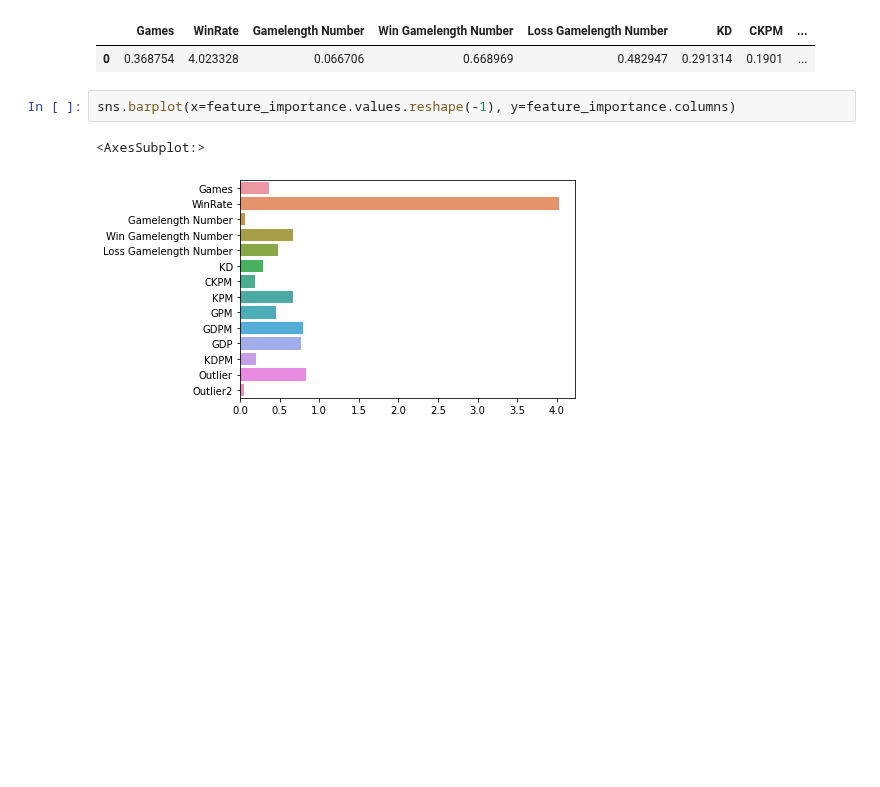
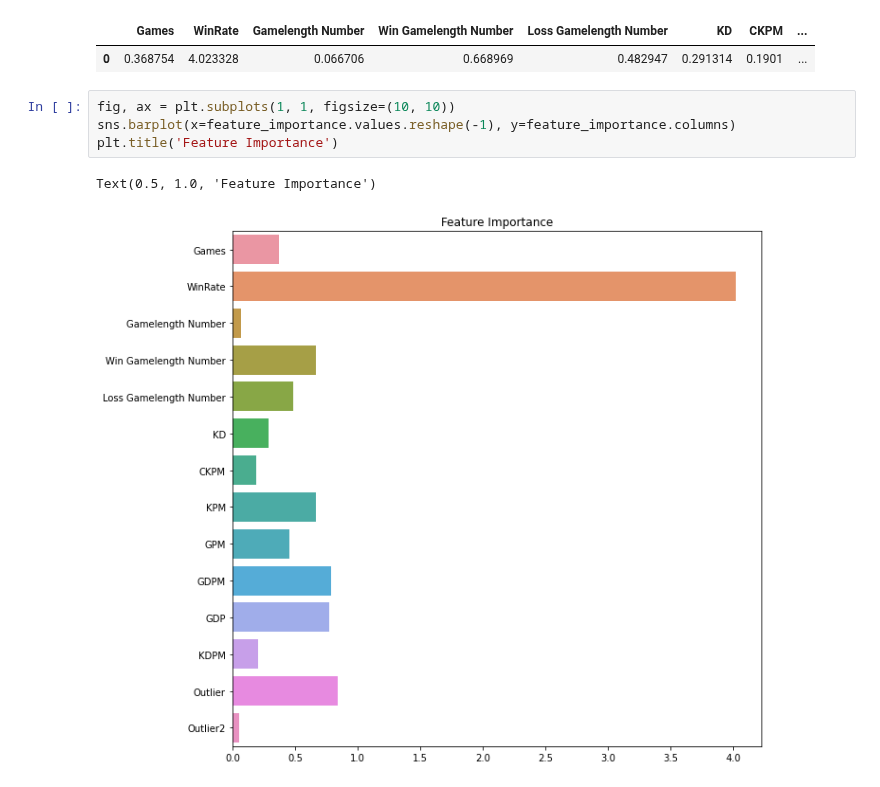
Before and after one commit to posky/LoL-Esports, a Jupyter notebook: tournament_win_prediction.ipynb, the cells around one changed output. Drawn from its saved outputs; the diff is of its cells as text; blank space fills up the shorter version.

```diff
--- a/tournament_win_prediction.ipynb
+++ b/tournament_win_prediction.ipynb
@@ -263,10 +263,12 @@ feature_importance
 |  | Games | WinRate | Gamelength Number | Win Gamelength Number | Loss Gamelength Number | KD | CKPM | ... |
 | 0 | 0.368754 | 4.023328 | 0.066706 | 0.668969 | 0.482947 | 0.291314 | 0.1901 | ... |
 # %%
+fig, ax = plt.subplots(1, 1, figsize=(10, 10))
 sns.barplot(x=feature_importance.values.reshape(-1), y=feature_importance.columns)
+plt.title('Feature Importance')
 # %% [output]
-<AxesSubplot:>
+Text(0.5, 1.0, 'Feature Importance')
-[figure, old version]
+[figure, new version]
 # %%
 current_games = pd.read_csv(os.path.join(DATA_PATH, '2022_worlds_matches.csv'))
 current_games.shape
```
Also changed, not shown: parts of 9 cells of this notebook.
